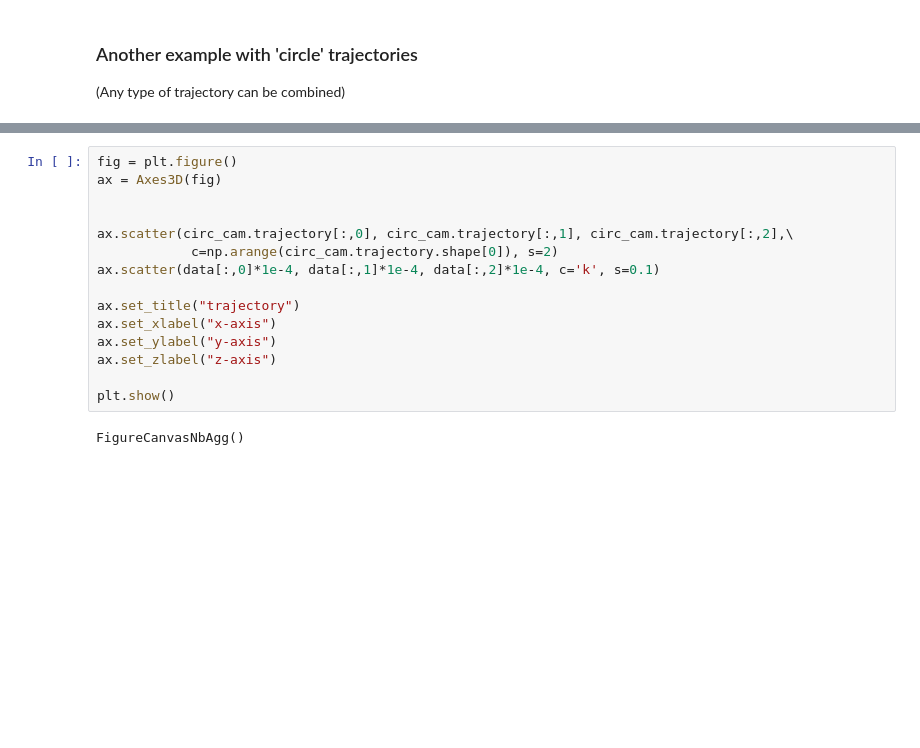
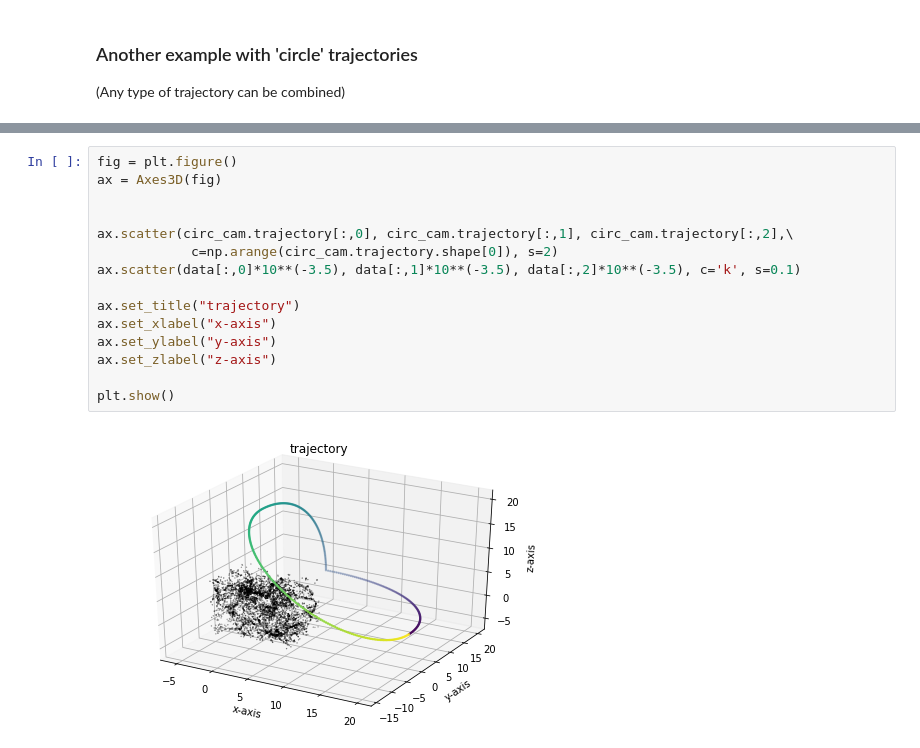
Before and after one commit to reginasar/anaglyph, a Jupyter notebook: example.ipynb, the cells around one changed output, grey strips where cells are left out. Drawn from its saved outputs; the diff is of its cells as text; blank space fills up the shorter version.

```diff
--- a/example.ipynb
+++ b/example.ipynb
@@ -78,18 +81,18 @@ circ_cam.circle([5,0,0], 100)
 # %%
 fig = plt.figure()
 ax = Axes3D(fig)
 
 
 ax.scatter(circ_cam.trajectory[:,0], circ_cam.trajectory[:,1], circ_cam.trajectory[:,2],\
             c=np.arange(circ_cam.trajectory.shape[0]), s=2)
-ax.scatter(data[:,0]*1e-4, data[:,1]*1e-4, data[:,2]*1e-4, c='k', s=0.1)
+ax.scatter(data[:,0]*10**(-3.5), data[:,1]*10**(-3.5), data[:,2]*10**(-3.5), c='k', s=0.1)
 
 ax.set_title("trajectory")
 ax.set_xlabel("x-axis")
 ax.set_ylabel("y-axis")
 ax.set_zlabel("z-axis")
 
 plt.show()
 # %% [output]
-FigureCanvasNbAgg()
+[figure, added]
 # %%
```
Also changed, not shown: parts of 7 cells of this notebook, 2 other files.
